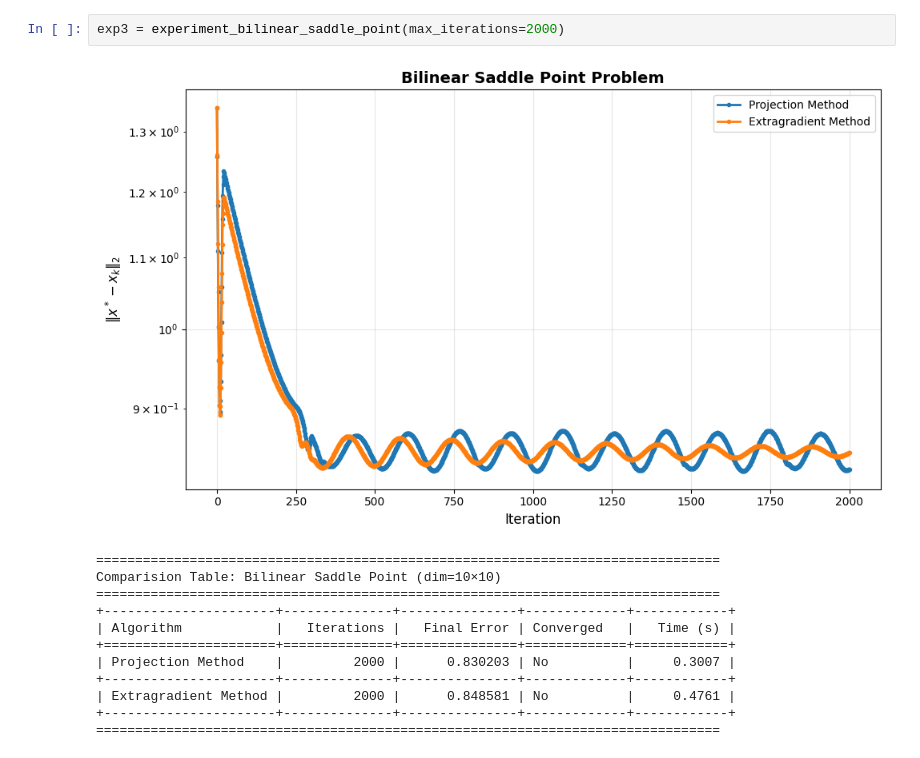
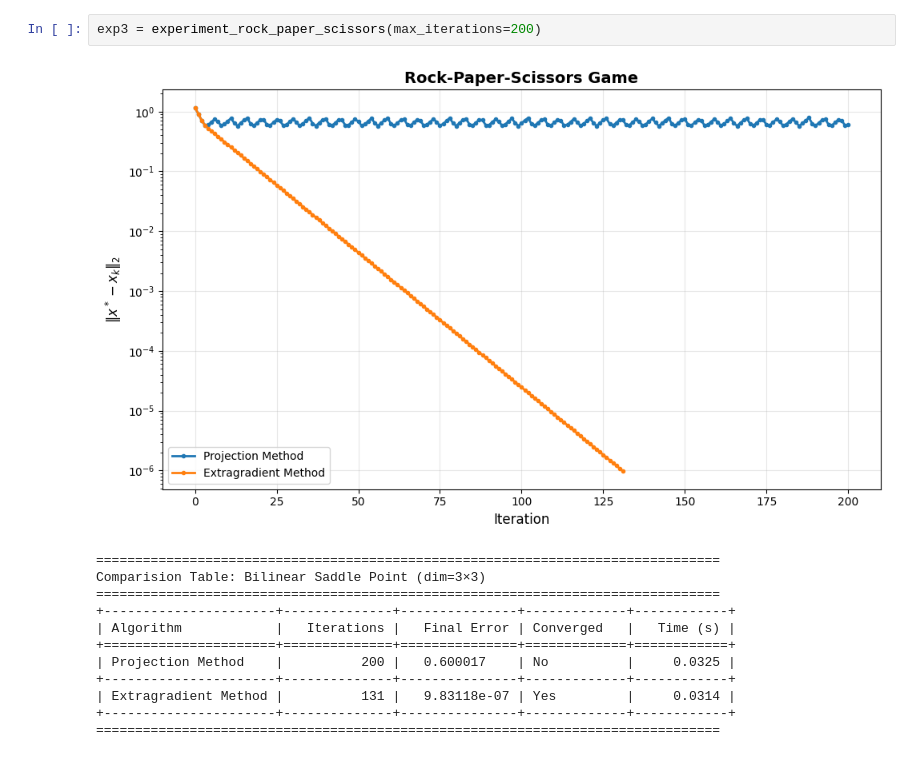
Before and after one commit to RthdxDev/saddle_points_problem, a Jupyter notebook: main.ipynb, the cells around one changed output. Drawn from its saved outputs; the diff is of its cells as text.

```diff
--- a/main.ipynb
+++ b/main.ipynb
@@ -46,17 +43,17 @@ Comparision Table: Linear VI (dim=10)
 +------------------------------------+--------------+---------------+-------------+------------+
 ================================================================================
 # %%
-exp3 = experiment_bilinear_saddle_point(max_iterations=2000)
+exp3 = experiment_rock_paper_scissors(max_iterations=200)
 # %% [output]
-[figure, old version]
+[figure, new version]
 ================================================================================
-Comparision Table: Bilinear Saddle Point (dim=10×10)
+Comparision Table: Bilinear Saddle Point (dim=3×3)
 ================================================================================
 +----------------------+--------------+---------------+-------------+------------+
 | Algorithm            |   Iterations |   Final Error | Converged   |   Time (s) |
 +======================+==============+===============+=============+============+
-| Projection Method    |         2000 |      0.830203 | No          |     0.3007 |
+| Projection Method    |          200 |   0.600017    | No          |     0.0325 |
 +----------------------+--------------+---------------+-------------+------------+
-| Extragradient Method |         2000 |      0.848581 | No          |     0.4761 |
+| Extragradient Method |          131 |   9.83118e-07 | Yes         |     0.0314 |
 +----------------------+--------------+---------------+-------------+------------+
 ================================================================================
```
Also changed, not shown: parts of 7 cells of this notebook, 2 other files.
